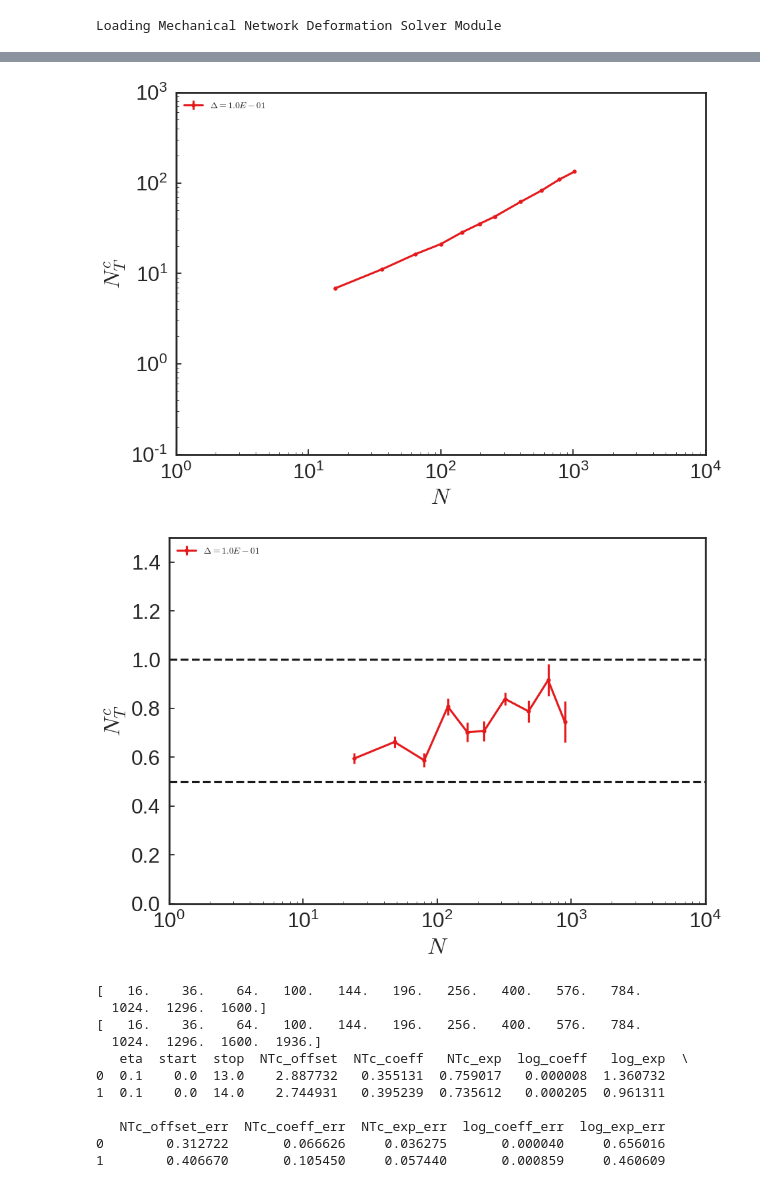
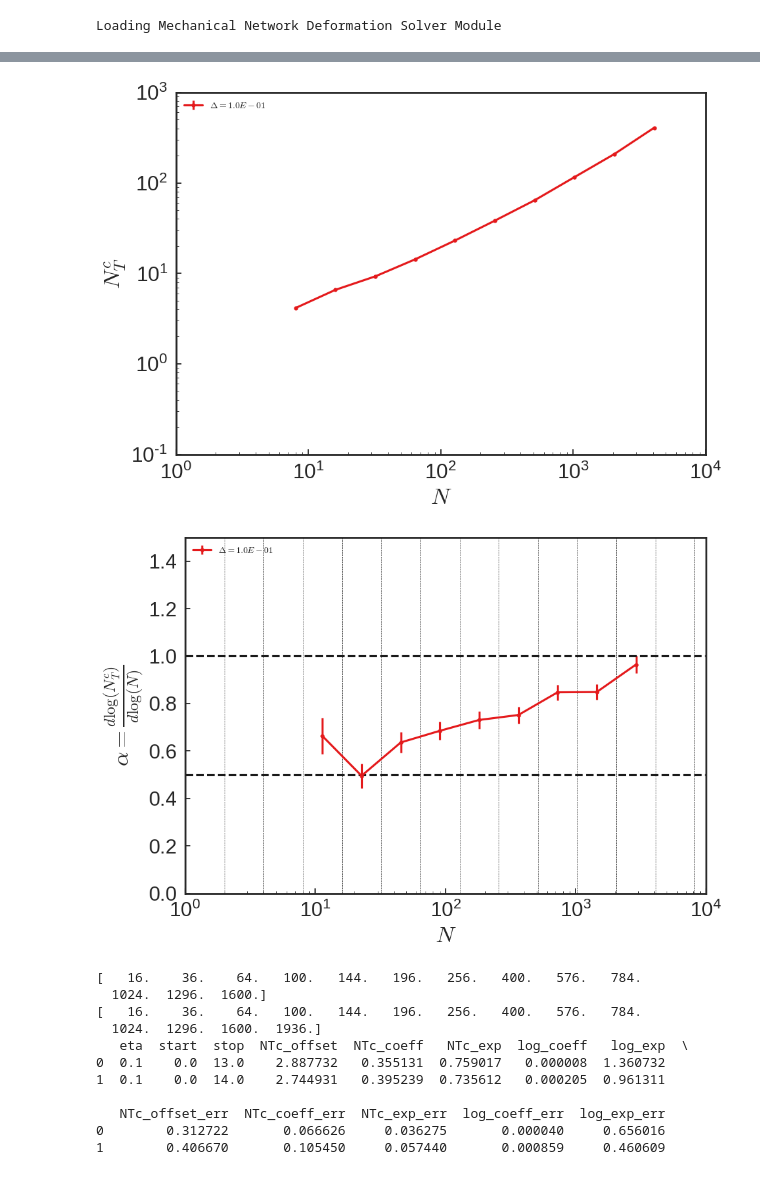
Before and after one commit to jrocks/lib_network_tuning, a Jupyter notebook: notebooks/tuning_disc_phase_space.ipynb, the cells around one changed output, grey strips where cells are left out. Drawn from its saved outputs; the diff is of its cells as text; code cells hidden in the pictures.

```diff
--- a/notebooks/tuning_disc_phase_space.ipynb
+++ b/notebooks/tuning_disc_phase_space.ipynb
@@ -401,7 +405,7 @@ df_agg['fsat'] = df[(df.obj_func < tol) & (df.success_flag!=2.0)].groupby(['Lp',
 df_agg['niter'] = df[df.success_flag!=2.0].groupby(['Lp', 'NN', 'NTS', 'eta']).aggregate(np.mean)['niter']
 # df_agg['NE'] = df[df.success_flag != 0.0].groupby(['NN', 'NTS', 'eta']).aggregate(np.mean)['NE']
 df_agg['NR'] = df[df.success_flag==0.0].groupby(['Lp', 'NN', 'NTS', 'eta']).aggregate(np.mean)['NR']
-
+df_agg['NR_std'] = df[df.success_flag==0.0].groupby(['Lp', 'NN', 'NTS', 'eta']).aggregate(np.std)['NR']
 
 df_agg = df_agg.fillna(0.0)
 
@@ -553,8 +557,8 @@ for (Lp ,eta), group0 in df_agg.groupby(['Lp', 'eta']):
 
 
 
-        avg, std, skew = mcError(NT, fsat, count, func, [15.0, 10.0],
-                                 dist="binomial", bounds=[(1, 300), (1e-2, 100)], plot=False, nresample=100)
+        avg, std, skew = mcError(NT, fsat, count, func, [NN/3.0, NN/10.0],
+                                 dist="binomial", bounds=[(1, 1000), (1e-2, 1000)], plot=False, nresample=100)
 
         print NN
         print avg
@@ -587,7 +591,7 @@ for (Lp ,eta), group0 in df_agg.groupby(['Lp', 'eta']):
     ax1.legend(loc="upper right", ncol=2, prop={'size':10})
     ax1.set_xlabel(r'$N_T$')
     ax1.set_ylabel(r'$f_{sat}$')
-    ax1.set_xlim(0.5e0, 1e3)
+    ax1.set_xlim(0.5e0, 2e3)
     ax1.set_xscale('log')
     ax1.set_ylim(0,1)
 
@@ -678,10 +682,10 @@ for (Lp ,eta), group0 in df_agg.groupby(['Lp', 'eta']):
 
 
 
-    ax1.legend(loc="upper right", ncol=2, prop={'size':10})
+    ax1.legend(loc="upper right", ncol=1, prop={'size':10})
     ax1.set_xlabel(r'$N_T / N_e$')
     ax1.set_ylabel(r'$f_{sat}$')
-    ax1.set_xlim(1e-2, 2e-1)
+    ax1.set_xlim(1e-2, 1e0)
     ax1.set_ylim(0,1)
     ax1.set_xscale('log')
     ax1.set_title(r'$\Delta\eta^*={:.1E}$'.format(eta))
@@ -764,7 +763,7 @@ def func3(x, A, B, C):
     return B * x**C * (1 + np.log(x)**A)
 
 
-start = 0
+start = 1
 stop = len(df_fsat.groupby(['NN']))
 
 df_scale = pd.DataFrame(columns=['eta', 'start', 'stop', 'NTc_offset', 'NTc_coeff', 'NTc_exp',
@@ -1013,36 +1009,38 @@ for eta, group in df_fsat.groupby(['eta']):
     NTc_exp = np.zeros([NMC, len(NN_mid)])
 
     for i in range(NMC):
         NTc_tmp = rand.normal(NTc, NTc_err)
 
         NTc_exp[i] = (np.log(NTc_tmp[1:len(NTc_tmp)]) - np.log(NTc_tmp[0:len(NTc_tmp)-1])) / (np.log(NN[1:len(NN)]) - np.log(NN[0:len(NN)-1]))
 
 
     ax1.errorbar(NN_mid, np.mean(NTc_exp, axis=0), yerr=np.std(NTc_exp, axis=0),
                  fmt='.-', color=color, label=r'$\Delta={0:.1E}$'.format(eta))
 
 
 #     time1 = time.time()
 #     spline = curve.curveFitSpline(np.log(NN), np.log(NTc), count, CV=True, lam0=np.log(1e6), dist="gauss", verbose=True, plot=True)
 #     time2 = time.time()
 
 
+for i in range(0, 14):
+        ax1.vlines(2**i, 0.0, 1.5, color='k', linestyle='dashed', linewidth=0.5)
 ax1.hlines([0.5, 1.0], 1e0, 1e4, linestyles='dashed')
 
 ax1.set_xlim(1e0, 1e4)
 ax1.set_ylim(0, 1.5)
 
 ax1.set_xlabel("$N$")
-ax1.set_ylabel(r"$N_T^c$")
+ax1.set_ylabel(r"$\alpha = \frac{d\log (N_T^c )}{d\log(N)}$")
 ax1.set_xscale('log')
 # ax1.set_yscale('log')
 ax1.legend(loc="upper left", prop={'size':10})
 
 
 plt.show()
 # %% [output]
-[figure, old version]
+[figure, new version]
-[figure, old version]
+[figure, new version]
 # %%
 # def func(x, A, B, C, D, E):
 
```
Also changed, not shown: parts of 8 cells of this notebook, 3 other files.
